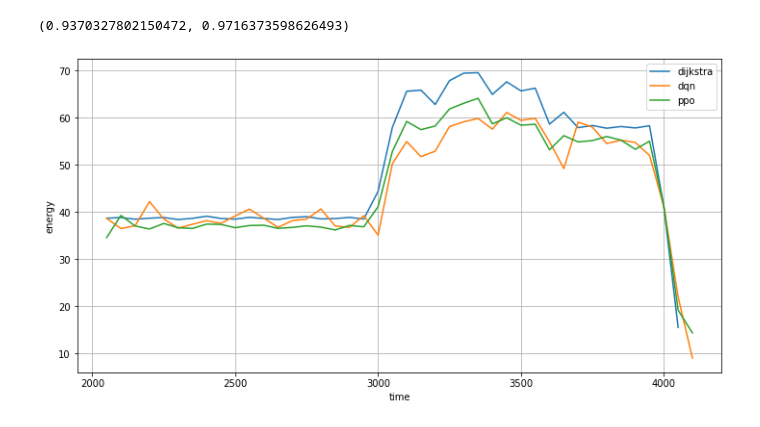
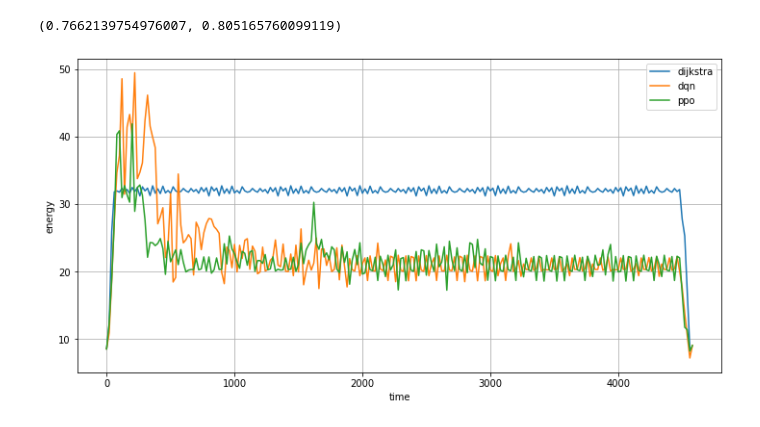
Before and after one commit to NonameUntitled/RoutingLibrary, a Jupyter notebook: Stats.ipynb, the cells around one changed output. Cells and saved outputs as stored; diff of their text form; code cells hidden in the pictures.

```diff
--- a/Stats.ipynb
+++ b/Stats.ipynb
@@ -26,14 +26,14 @@ plt.show()
 dijkstra_energy = pd.read_csv('results/1energy_consumption_dijkstra_entries.csv', sep=',')
 ppo_energy = pd.read_csv('results/1energy_consumption_ppo_entries.csv', sep=',')
 dqn_energy = pd.read_csv('results/1energy_consumption_dqn_entries.csv', sep=',')
-time = dijkstra_energy.loc[int(len(dijkstra_energy) * 0.5), 'time']
+time = dijkstra_energy.loc[int(len(dijkstra_energy) * 0.0), 'time']
 dijkstra_energy = dijkstra_energy[dijkstra_energy['time'] > time]
 ppo_energy = ppo_energy[ppo_energy['time'] > time]
 dqn_energy = dqn_energy[dqn_energy['time'] > time]
 # %%
 ppo_energy.values[:, 1].sum() / dijkstra_energy.values[:, 1].sum(), dqn_energy.values[:, 1].sum() / dijkstra_energy.values[:, 1].sum()
 # %% [output]
-(0.9370327802150472, 0.9716373598626493)
+(0.7662139754976007, 0.805165760099119)
 # %%
 def plot(energy, label):
     energy = energy.copy()
@@ -44,18 +44,18 @@ def plot(energy, label):
 # %%
 from matplotlib import pyplot as plt
 
-n = 50
+n = 20
 plt.figure(figsize=(12, 6))
 plot(dijkstra_energy, 'dijkstra')
 plot(dqn_energy, 'dqn')
 plot(ppo_energy, 'ppo')
 plt.grid(True)
 plt.xlabel('time')
 plt.ylabel('energy')
 plt.legend()
 plt.show()
 # %% [output]
-[figure, old version]
+[figure, new version]
 # %%
 import json
 import numpy as np
```
Also changed, not shown: parts of 6 cells of this notebook, 43 other files.
